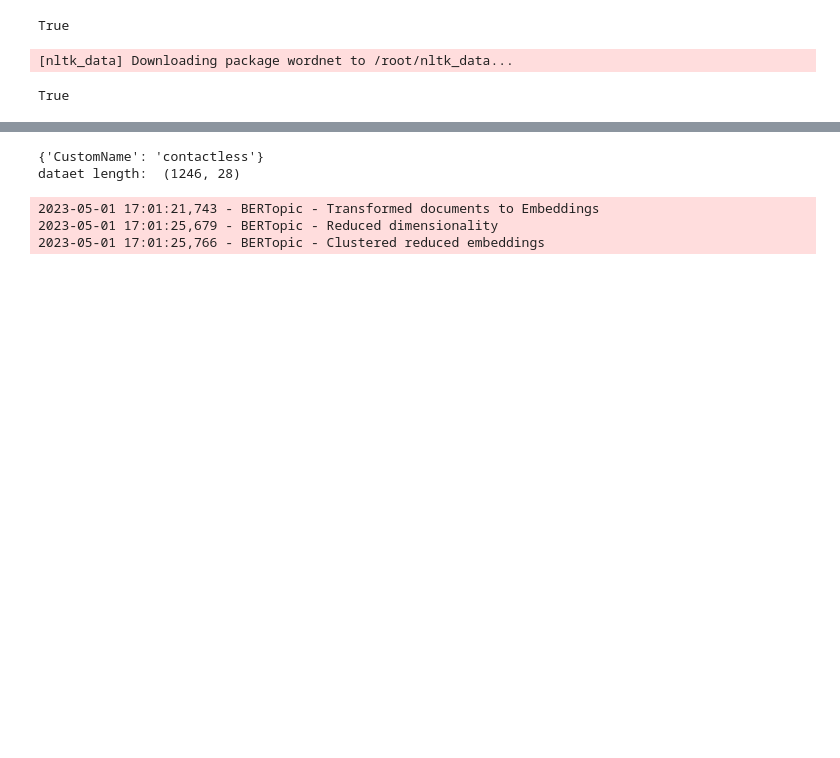
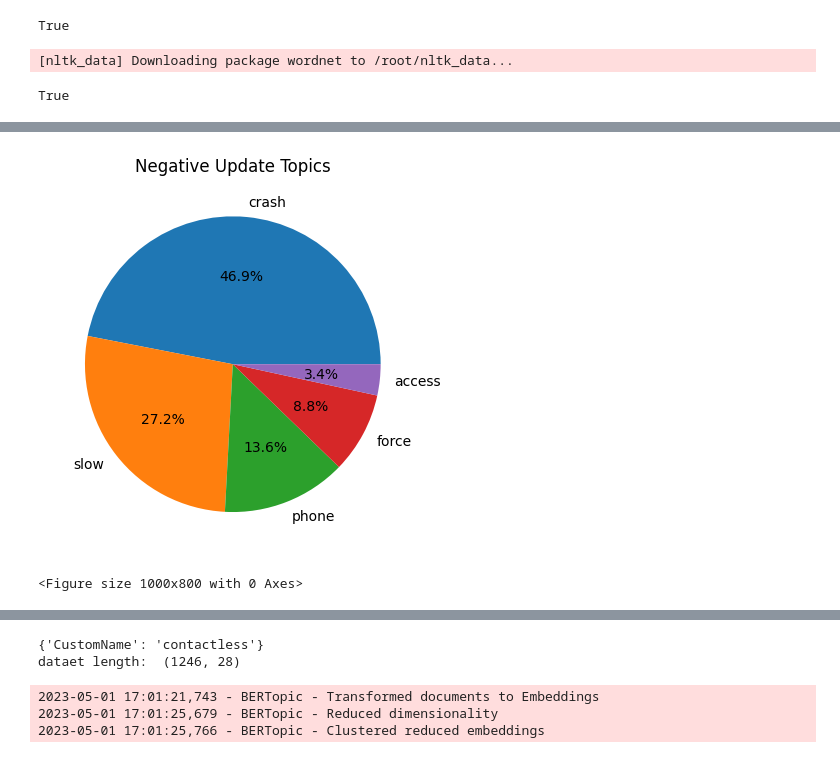
Before and after one commit to piygot5/Customer-Insights-Pack-POC, a Jupyter notebook: topic_modelling_BERT.ipynb, the cells around one changed output, grey strips where cells are left out. Cells and saved outputs as stored; diff of their text form; code cells hidden in the pictures; blank space fills up the shorter version.

```diff
--- a/topic_modelling_BERT.ipynb
+++ b/topic_modelling_BERT.ipynb
@@ -239,0 +519,15 @@ plt.show()
+# %%
+def percentagePieplotByModel(model_name,perCol="CustomName",countCol='Count', color='salmon',columns={},title="Distribution of topic counts",x_label="Topics"):
+  model = BERTopic.load(MODEL_DIR+model_name)
+  model_data = model.get_topic_info()
+  if len(model_data)!= 1:
+    model_data = model_data[model_data['Topic']!=-1]
+  plt.pie(model_data[countCol], labels=model_data[perCol], autopct="%1.1f%%")
+  plt.title(title)
+  plt.figure(figsize=(10,8))
+  plt.show()
+# %%
+percentagePieplotByModel('negative_topic_update_modelling_1682939618',title="Negative Update Topics")
+# %% [output]
+[figure, added]
+<Figure size 1000x800 with 0 Axes>
```
Also changed, not shown: parts of 62 cells of this notebook, 4 other files.
